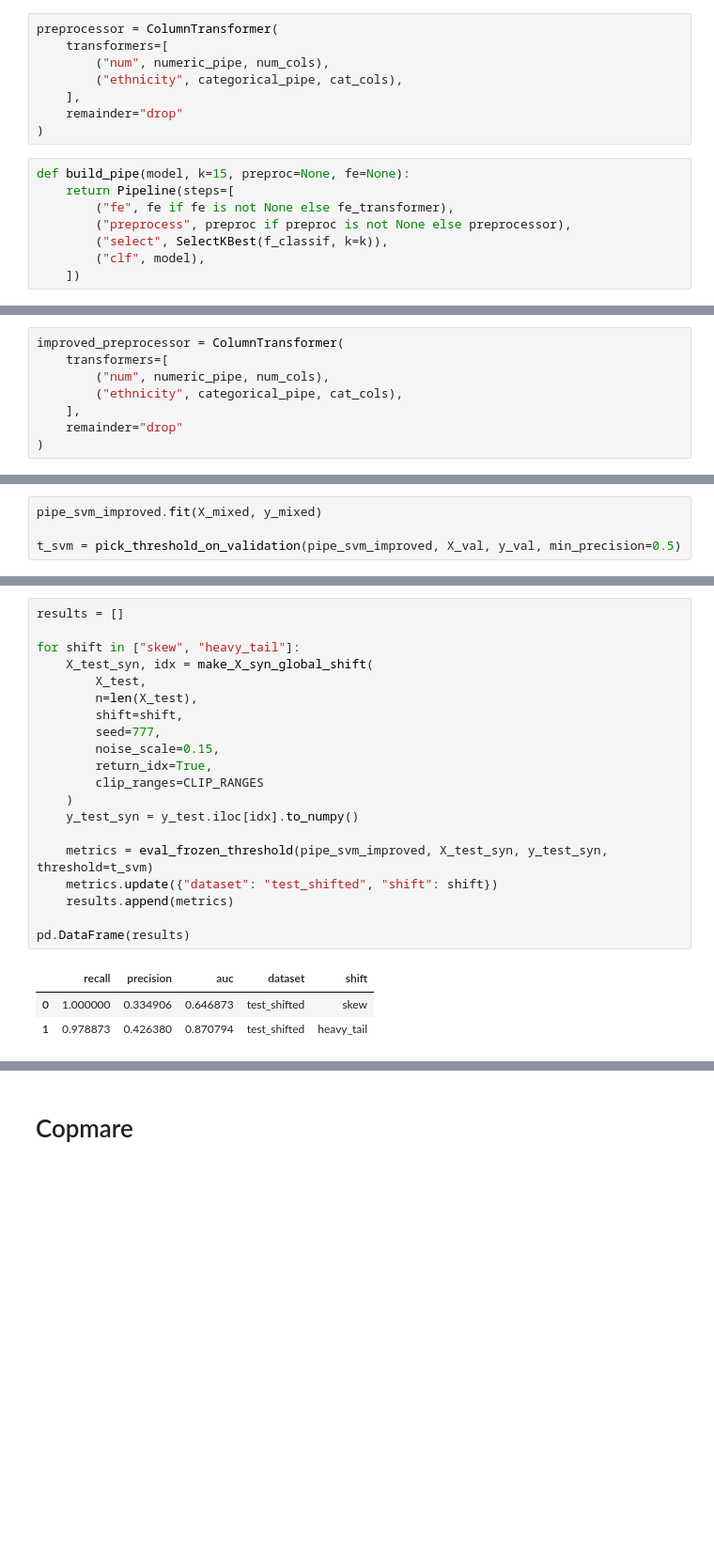
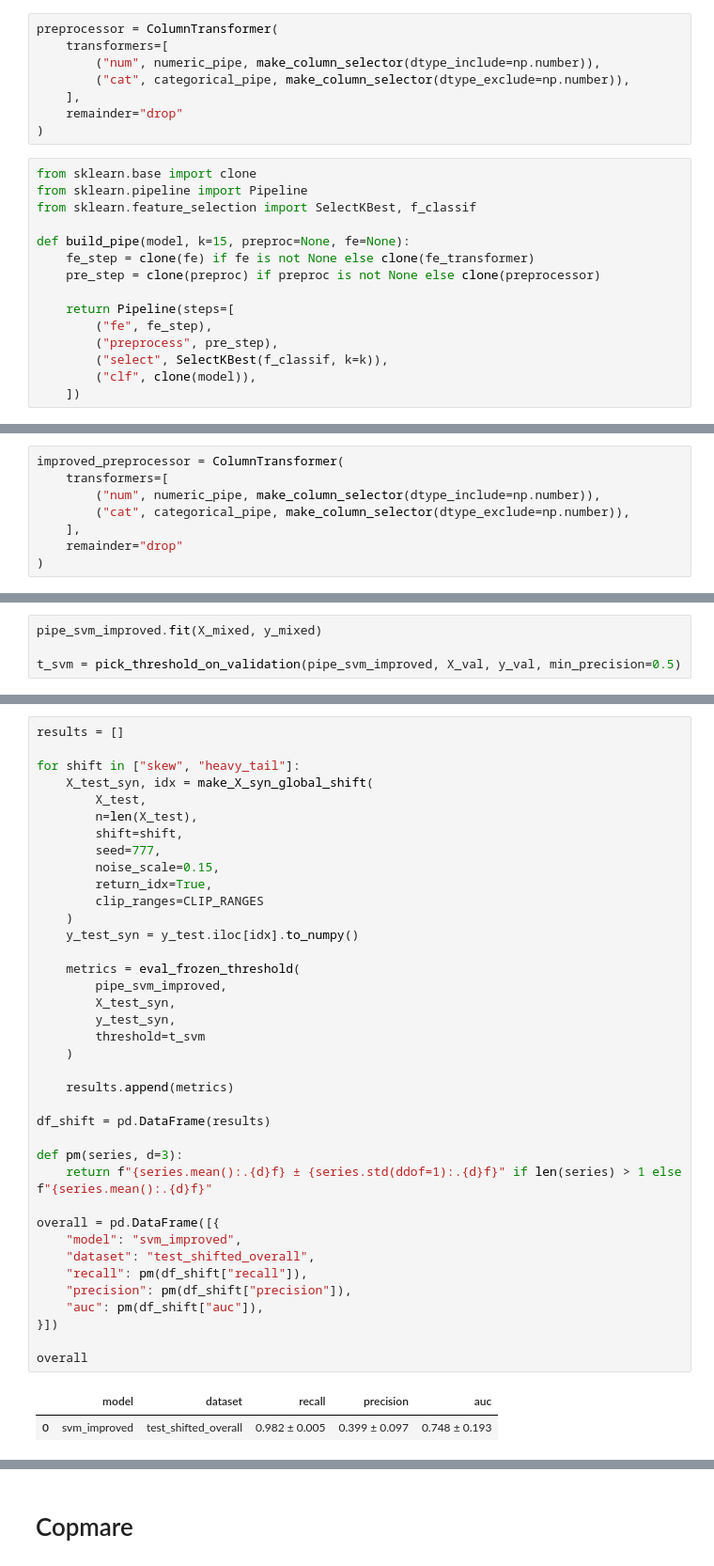
Before and after one commit to shaharberkovich/DataMining_shahar_hila_shir, a Jupyter notebook: AlzheimersProject.ipynb, the cells around one changed output, grey strips where cells are left out. Shown at 94% size. Drawn from its saved outputs; the diff is of its cells as text; blank space fills up the shorter version.

```diff
--- a/AlzheimersProject.ipynb
+++ b/AlzheimersProject.ipynb
@@ -1759,18 +1771,25 @@ categorical_pipe = Pipeline(steps=[
 # %%
 preprocessor = ColumnTransformer(
     transformers=[
-        ("num", numeric_pipe, num_cols),
-        ("ethnicity", categorical_pipe, cat_cols),
+        ("num", numeric_pipe, make_column_selector(dtype_include=np.number)),
+        ("cat", categorical_pipe, make_column_selector(dtype_exclude=np.number)),
     ],
     remainder="drop"
 )
 # %%
+from sklearn.base import clone
+from sklearn.pipeline import Pipeline
+from sklearn.feature_selection import SelectKBest, f_classif
+
 def build_pipe(model, k=15, preproc=None, fe=None):
+    fe_step = clone(fe) if fe is not None else clone(fe_transformer)
+    pre_step = clone(preproc) if preproc is not None else clone(preprocessor)
+
     return Pipeline(steps=[
-        ("fe", fe if fe is not None else fe_transformer),
-        ("preprocess", preproc if preproc is not None else preprocessor),
+        ("fe", fe_step),
+        ("preprocess", pre_step),
         ("select", SelectKBest(f_classif, k=k)),
-        ("clf", model),
+        ("clf", clone(model)),
     ])
 # %% [markdown]
 # Modelling
@@ -2643,8 +2668,8 @@ categorical_pipe = Pipeline(steps=[
 # %%
 improved_preprocessor = ColumnTransformer(
     transformers=[
-        ("num", numeric_pipe, num_cols),
-        ("ethnicity", categorical_pipe, cat_cols),
+        ("num", numeric_pipe, make_column_selector(dtype_include=np.number)),
+        ("cat", categorical_pipe, make_column_selector(dtype_exclude=np.number)),
     ],
     remainder="drop"
 )
@@ -2715,24 +2739,41 @@ TEST (in-distribution): {'recall': 0.9605263157894737, 'precision': 0.4664536741
 # %%
 results = []
 
 for shift in ["skew", "heavy_tail"]:
     X_test_syn, idx = make_X_syn_global_shift(
         X_test,
         n=len(X_test),
         shift=shift,
         seed=777,
         noise_scale=0.15,
         return_idx=True,
         clip_ranges=CLIP_RANGES
     )
     y_test_syn = y_test.iloc[idx].to_numpy()
 
-    metrics = eval_frozen_threshold(pipe_svm_improved, X_test_syn, y_test_syn, threshold=t_svm)
-    metrics.update({"dataset": "test_shifted", "shift": shift})
+    metrics = eval_frozen_threshold(
+        pipe_svm_improved,
+        X_test_syn,
+        y_test_syn,
+        threshold=t_svm
+    )
+
     results.append(metrics)
 
-pd.DataFrame(results)
+df_shift = pd.DataFrame(results)
+
+def pm(series, d=3):
+    return f"{series.mean():.{d}f} ± {series.std(ddof=1):.{d}f}" if len(series) > 1 else f"{series.mean():.{d}f}"
+
+overall = pd.DataFrame([{
+    "model": "svm_improved",
+    "dataset": "test_shifted_overall",
+    "recall": pm(df_shift["recall"]),
+    "precision": pm(df_shift["precision"]),
+    "auc": pm(df_shift["auc"]),
+}])
+
+overall
 # %% [output]
-|  | recall | precision | auc | dataset | shift |
-| 0 | 1.000000 | 0.334906 | 0.646873 | test_shifted | skew |
-| 1 | 0.978873 | 0.426380 | 0.870794 | test_shifted | heavy_tail |
+|  | model | dataset | recall | precision | auc |
+| 0 | svm_improved | test_shifted_overall | 0.982 ± 0.005 | 0.399 ± 0.097 | 0.748 ± 0.193 |
```
Also changed, not shown: parts of 53 cells of this notebook.
